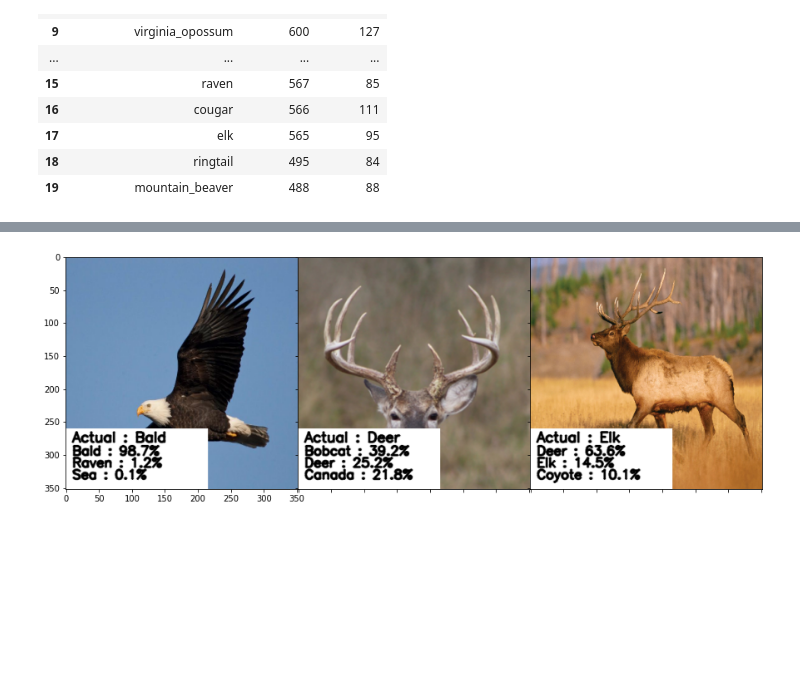
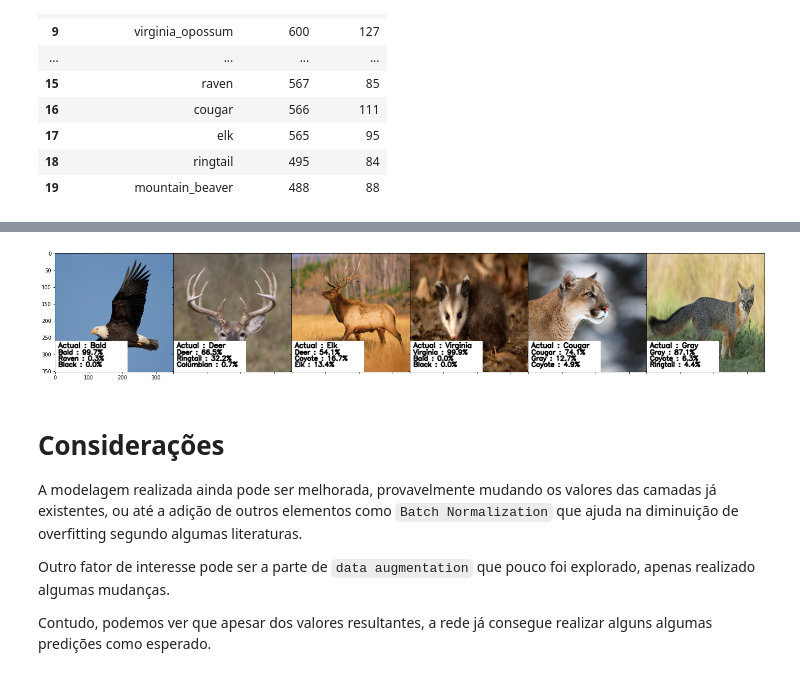
Before and after one commit to gabcastro/Unisinos-AI-CNNKaggleDataset, a Jupyter notebook: cnn_net.ipynb, the cells around one changed output, grey strips where cells are left out. Drawn from its saved outputs; the diff is of its cells as text; code cells hidden in the pictures; blank space fills up the shorter version.

Commit message:
Notebook with all model

```diff
--- a/cnn_net.ipynb
+++ b/cnn_net.ipynb
@@ -94,8 +121,3 @@ y_test = keras.utils.to_categorical(y_test, num_classes)
-# %%
-(y_test, y_tt) = y_test[2:], y_test[:2]
-# %%
-(X_train, x_valid) = X_train[2000:], X_train[:2000]
-(y_train, y_valid) = y_train[2000:], y_train[:2000]
 # %% [markdown]
 # Resumo dos conjuntos de dados
 # %%
@@ -126,29 +213,20 @@ def create_conv():
     model.add(Conv2D(32, (3, 3)))
     model.add(Activation('relu'))
     model.add(MaxPooling2D(pool_size=(2, 2)))
-    model.add(Dropout(0.2))
 
-    model.add(Conv2D(64, (3, 3), padding='same'))
+    model.add(Conv2D(1024, (3, 3), padding='same'))
     model.add(Activation('relu'))
-    # model.add(Conv2D(64, (3, 3)))
-    # model.add(Activation('relu'))
     model.add(MaxPooling2D(pool_size=(2, 2)))
-    model.add(Dropout(0.2))
-
-    model.add(Conv2D(256, (3, 3), padding='same'))
-    model.add(Activation('relu'))
-    # model.add(Conv2D(256, (3, 3)))
-    # model.add(Activation('relu'))
-    model.add(MaxPooling2D(pool_size=(2, 2)))
-    model.add(Dropout(0.2))
+    model.add(Dropout(0.3))
 
     model.add(Flatten())
-    model.add(Dense(1024))
+    model.add(Dense(2048))
     model.add(Activation('relu'))
     model.add(Dropout(0.5))
+
     model.add(Dense(num_classes, activation='softmax'))
 
-    opt = SGD(lr=0.02, decay=1e-6, momentum=0.9, nesterov=True)
+    opt = SGD(lr=0.025, decay=1e-6, momentum=0.9, nesterov=True)
 
     model.compile(loss='categorical_crossentropy', optimizer=opt, metrics=['accuracy'])
 
@@ -174,7 +256,7 @@ def training(model, X_train, X_test, y_train, y_test):
 
     checkpoint = ModelCheckpoint(
         filepath,
-        monitor='val_acc',
+        monitor='val_accuracy',
         verbose=0,
         save_best_only=True,
         mode='max'
@@ -403,9 +545,20 @@ plot_and_predict(url)
 # %%
 url = [
     "https://nature.mdc.mo.gov/sites/default/files/styles/centered_full/public/media/images/2013/11/bald_eagle_flying_11-20-13.jpg?itok=ZQZo0D-Q", #bald_eagle
     "https://tpwd.texas.gov/huntwild/wild/game_management/deer/images/WTD-Headshot.jpg", # deer
-    "https://cdn.britannica.com/03/94603-050-D74D3709/elk-American-Yellowstone-National-Park-Wyoming.jpg" # elk
+    "https://cdn.britannica.com/03/94603-050-D74D3709/elk-American-Yellowstone-National-Park-Wyoming.jpg", # elk
+    "https://upload.wikimedia.org/wikipedia/commons/b/b7/Young_Virginia_Opossum.jpg", # virginia opossum
+    "https://st2.depositphotos.com/3141125/6188/i/450/depositphotos_61883303-stock-photo-cougar-mountain-lion-puma-panther.jpg", #cougar
+    "https://www.louisianafur.com/uploads/1/0/4/8/104800207/for-web-grey-fox-1-shutterstock_orig.jpg" #gray fox
 ]
-map_porcent_predict(url)
+map_percent_predict(url)
 # %% [output]
-[figure, old version]
+[figure, new version]
+# %% [markdown]
+# Considerações
+
+A modelagem realizada ainda pode ser melhorada, provavelmente mudando os valores das camadas já existentes, ou até a adição de outros elementos como `Batch Normalization` que ajuda na diminuição de overfitting segundo algumas literaturas.
+
+Outro fator de interesse pode ser a parte de `data augmentation` que pouco foi explorado, apenas realizado algumas mudanças.
+
+Contudo, podemos ver que apesar dos valores resultantes, a rede já consegue realizar alguns algumas predições como esperado.
```
Also changed, not shown: parts of 27 cells of this notebook.
